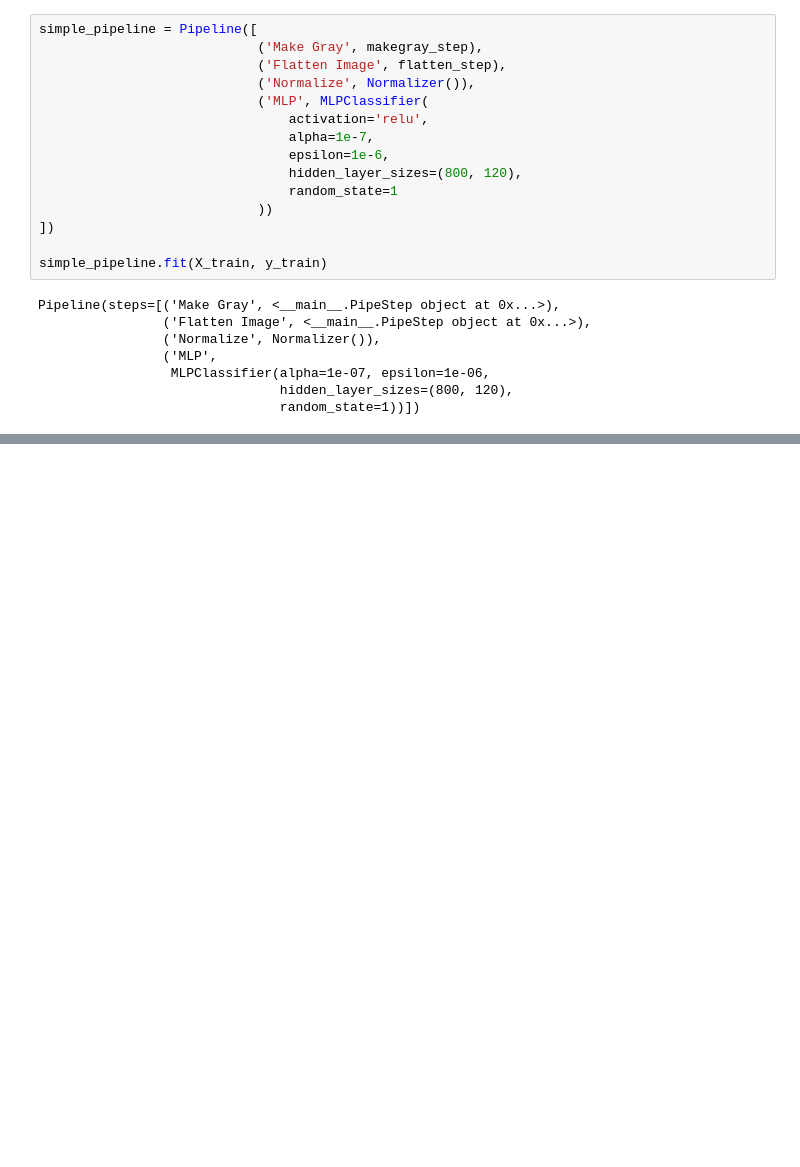
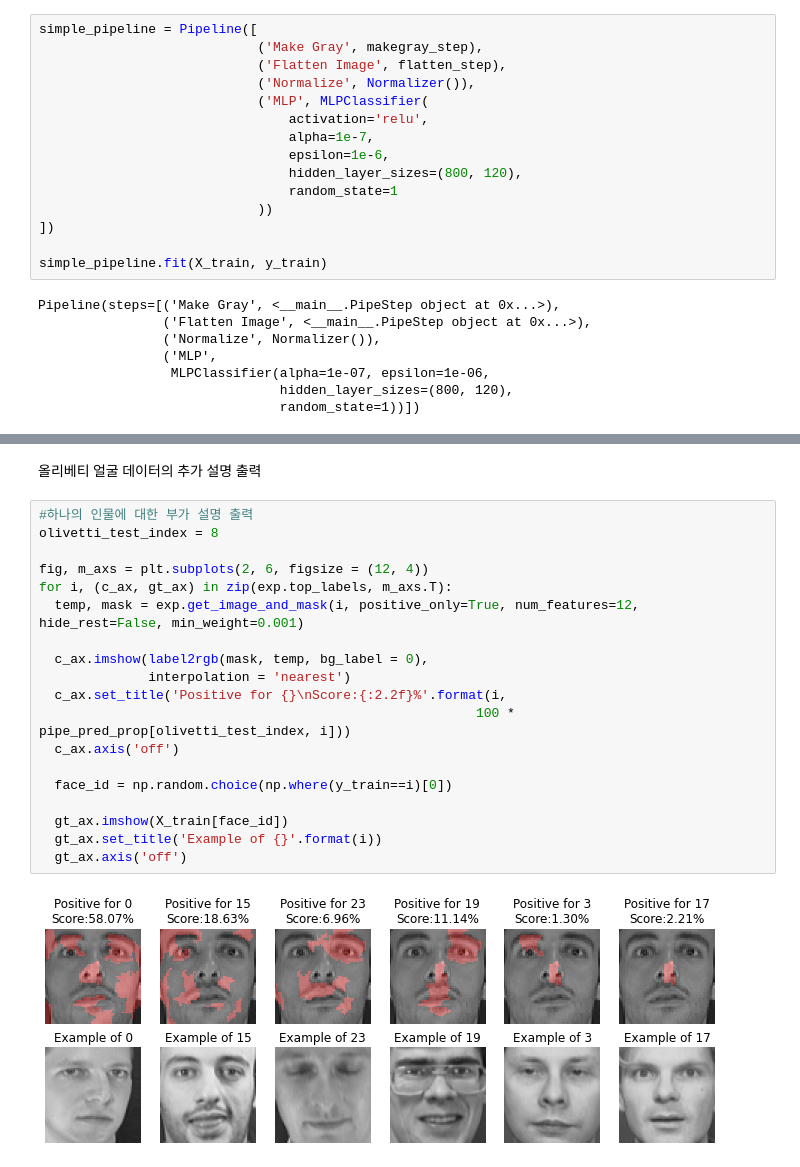
Before and after one commit to hhc703/XAI, a Jupyter notebook: ImageDataLIME.ipynb, the cells around one changed output, grey strips where cells are left out. Saved outputs shown, nothing was run; the diff lists cells and outputs as text; blank space fills up the shorter version.

```diff
--- a/ImageDataLIME.ipynb
+++ b/ImageDataLIME.ipynb
@@ -240,0 +322,23 @@ weighted avg       0.91      0.89      0.89       120
+# %% [markdown]
+올리베티 얼굴 데이터의 추가 설명 출력
+# %%
+#하나의 인물에 대한 부가 설명 출력
+olivetti_test_index = 8
+
+fig, m_axs = plt.subplots(2, 6, figsize = (12, 4))
+for i, (c_ax, gt_ax) in zip(exp.top_labels, m_axs.T):
+  temp, mask = exp.get_image_and_mask(i, positive_only=True, num_features=12, hide_rest=False, min_weight=0.001)
+
+  c_ax.imshow(label2rgb(mask, temp, bg_label = 0),
+              interpolation = 'nearest')
+  c_ax.set_title('Positive for {}\nScore:{:2.2f}%'.format(i,
+                                                        100 * pipe_pred_prop[olivetti_test_index, i]))
+  c_ax.axis('off')
+
+  face_id = np.random.choice(np.where(y_train==i)[0])
+
+  gt_ax.imshow(X_train[face_id])
+  gt_ax.set_title('Example of {}'.format(i))
+  gt_ax.axis('off')
+# %% [output]
+[figure, added]
```
Also changed, not shown: parts of 11 cells of this notebook.
